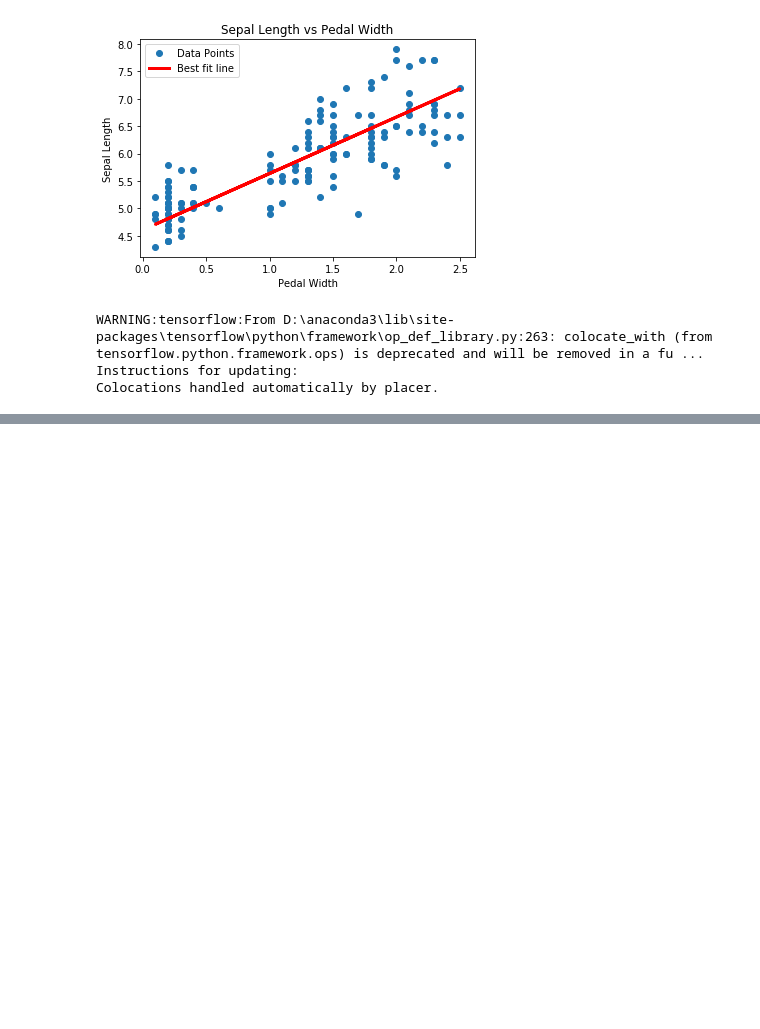
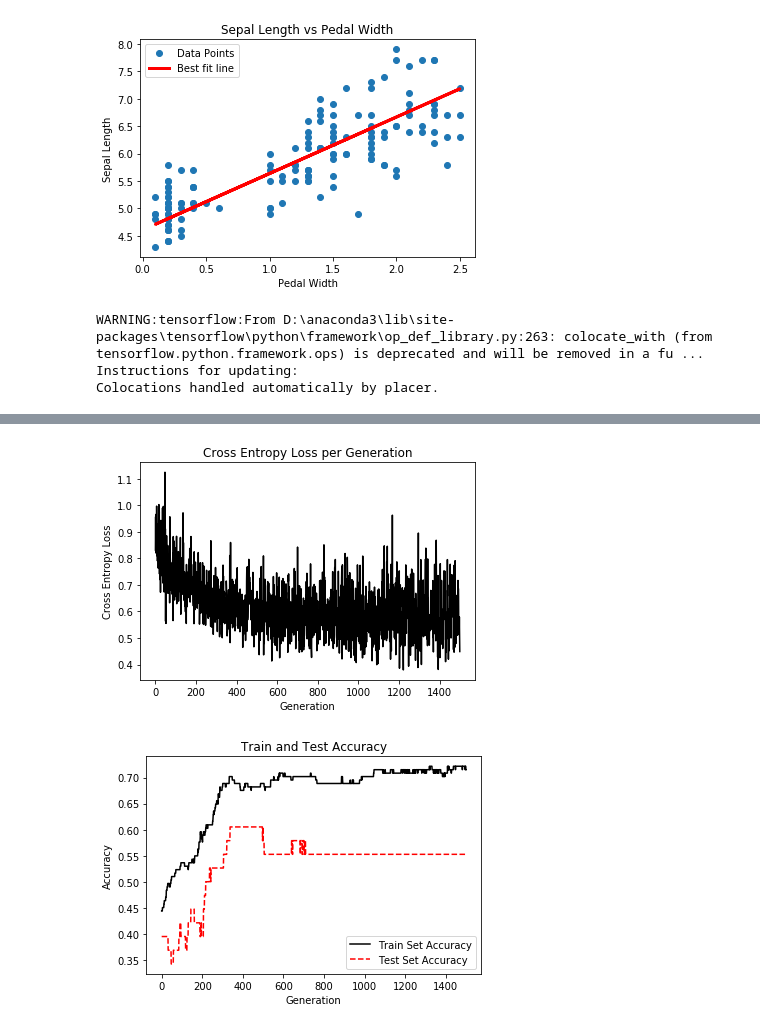
Before and after one commit to calmzhuang/tensorflow_practice, a Jupyter notebook: linear_regression_basic_tensorflow.ipynb, the cells around one changed output, grey strips where cells are left out. Saved outputs shown, nothing was run; the diff lists cells and outputs as text; code cells hidden in the pictures; blank space fills up the shorter version.

```diff
--- a/linear_regression_basic_tensorflow.ipynb
+++ b/linear_regression_basic_tensorflow.ipynb
@@ -306,0 +454,5 @@ regularization_param = tf.multiply(heavyside_step, 99.0)
+# %%
+x_vals_train = x_vals[train_indices]
+x_vals_test = x_vals[test_indices]
+y_vals_train = y_vals[train_indices]
+y_vals_test = y_vals[test_indices]
@@ -306,0 +475,41 @@ regularization_param = tf.multiply(heavyside_step, 99.0)
+# %%
+loss = tf.reduce_mean(tf.nn.sigmoid_cross_entropy_with_logits(logits=model_output, labels=y_target))
+init = tf.global_variables_initializer()
+sess.run(init)
+my_opt = tf.train.GradientDescentOptimizer(0.01)
+train_step = my_opt.minimize(loss)
+# %%
+prediction = tf.round(tf.sigmoid(model_output))
+predictions_correct = tf.cast(tf.equal(prediction, y_target), tf.float32)
+accuracy = tf.reduce_mean(predictions_correct)
+# %%
+loss_vec = []
+train_acc = []
+test_acc = []
+for i in range(1500):
+    rand_index = np.random.choice(len(x_vals_train), size=batch_size)
+    rand_x = x_vals_train[rand_index]
+    rand_y = np.transpose([y_vals_train[rand_index]])
+    sess.run(train_step, feed_dict={x_data: rand_x, y_target: rand_y})
+    temp_loss = sess.run(loss, feed_dict={x_data: rand_x, y_target: rand_y})
+    loss_vec.append(temp_loss)
+    temp_acc_train = sess.run(accuracy, feed_dict={x_data: x_vals_train, y_target: np.transpose([y_vals_train])})
+    train_acc.append(temp_acc_train)
+    temp_acc_test = sess.run(accuracy, feed_dict={x_data: x_vals_test, y_target: np.transpose([y_vals_test])})
+    test_acc.append(temp_acc_test)
+# %%
+plt.plot(loss_vec, 'k-')
+plt.title('Cross Entropy Loss per Generation')
+plt.xlabel('Generation')
+plt.ylabel('Cross Entropy Loss')
+plt.show()
+plt.plot(train_acc, 'k-', label='Train Set Accuracy')
+plt.plot(test_acc, 'r--', label='Test Set Accuracy')
+plt.title('Train and Test Accuracy')
+plt.xlabel('Generation')
+plt.ylabel('Accuracy')
+plt.legend(loc='lower right')
+plt.show()
+# %% [output]
+[figure, added]
+[figure, added]
```
Also changed, not shown: parts of 19 cells of this notebook, 2 other files.
